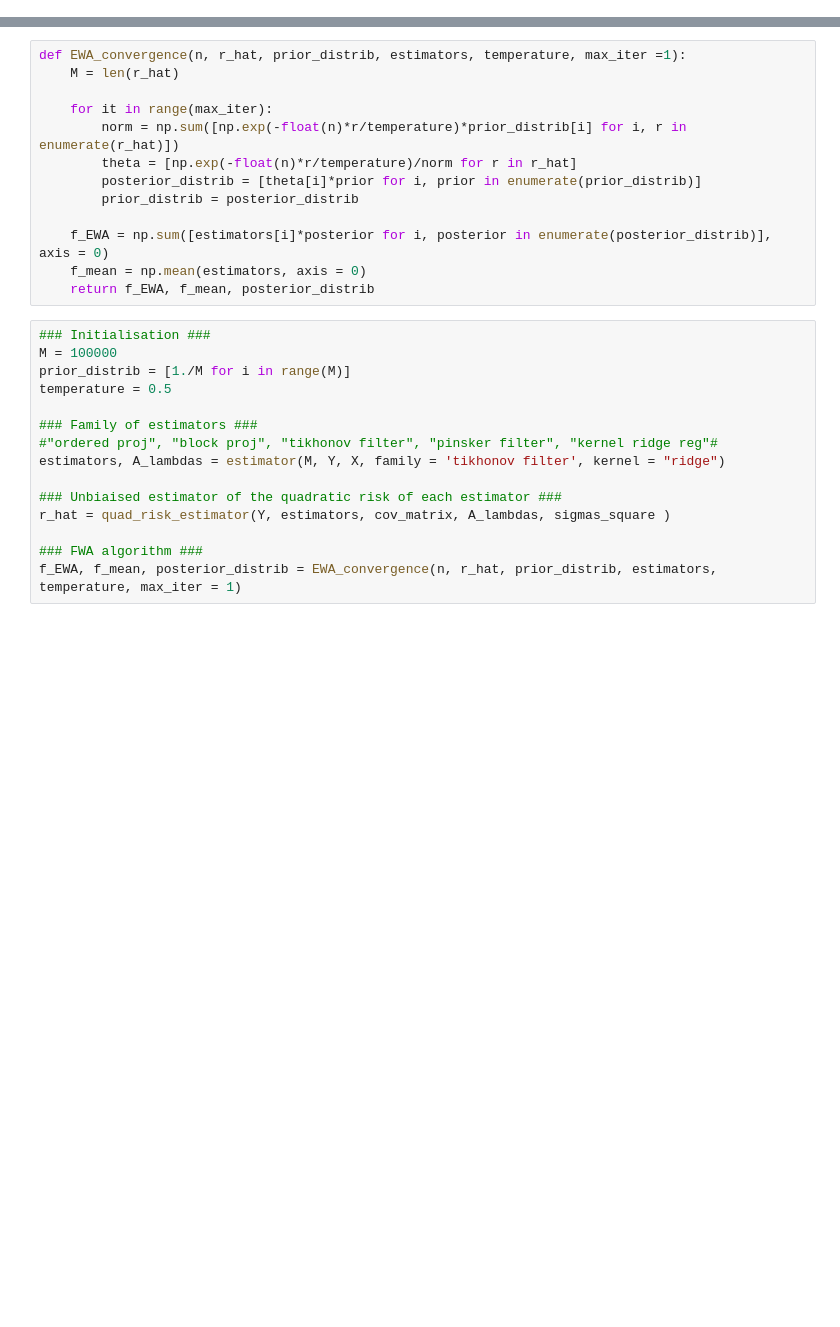
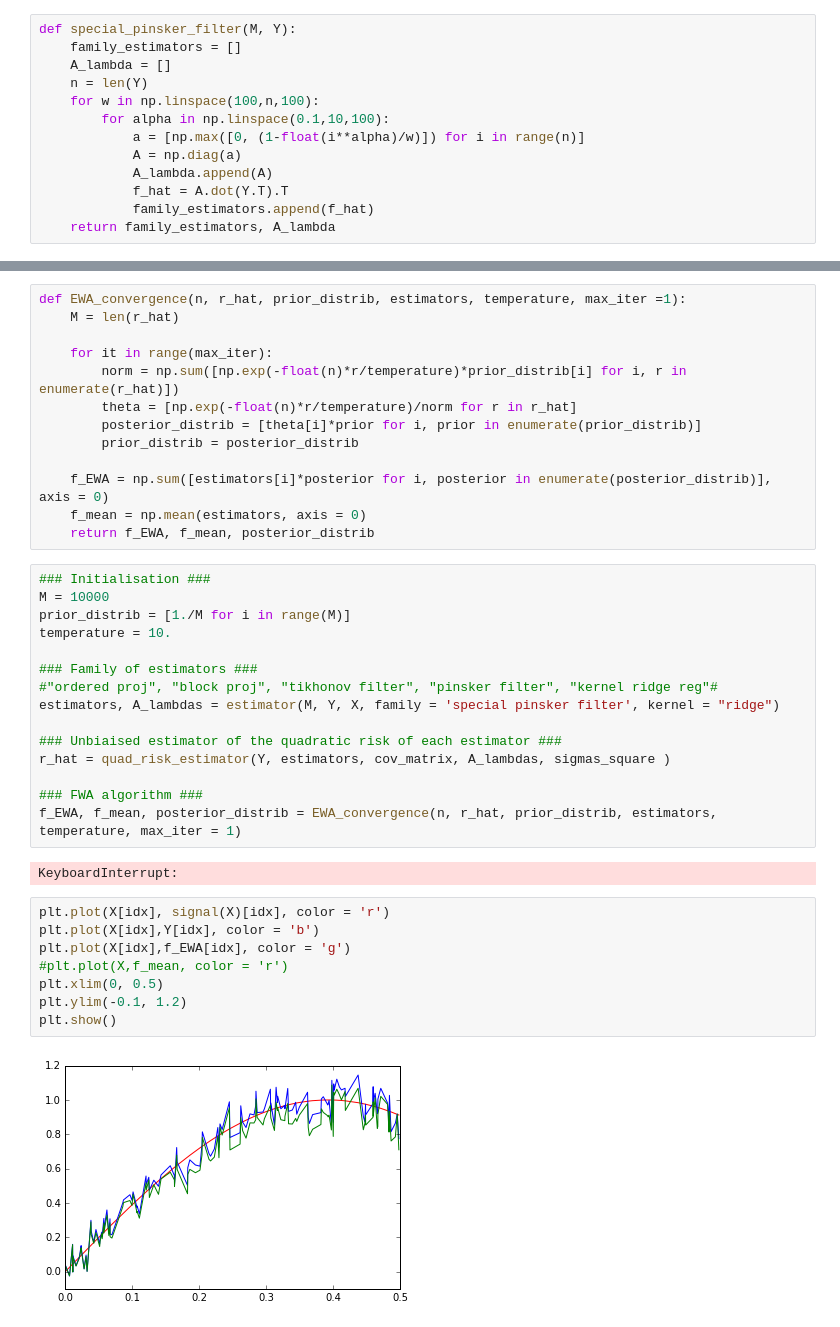
Before and after one commit to Symcies/aggregated_models, a Jupyter notebook: Untitled.ipynb, the cells around one changed output, grey strips where cells are left out. Drawn from its saved outputs; the diff is of its cells as text; blank space fills up the shorter version.

```diff
--- a/Untitled.ipynb
+++ b/Untitled.ipynb
@@ -119,6 +119,19 @@ def pinsker_filter(M, Y):
         f_hat = A.dot(Y.T).T
         family_estimators.append(f_hat)
     return family_estimators, A_lambda
+# %%
+def special_pinsker_filter(M, Y):
+    family_estimators = []
+    A_lambda = []
+    n = len(Y)
+    for w in np.linspace(100,n,100):
+        for alpha in np.linspace(0.1,10,100):
+            a = [np.max([0, (1-float(i**alpha)/w)]) for i in range(n)]
+            A = np.diag(a)
+            A_lambda.append(A)
+            f_hat = A.dot(Y.T).T
+            family_estimators.append(f_hat)
+    return family_estimators, A_lambda
 # %%
 def construct_K(X, kernel = "ridge" ):
     kernel = np.zeros((len(X), len(X)))
@@ -201,16 +216,28 @@ def EWA_convergence(n, r_hat, prior_distrib, estimators, temperature, max_iter =
     return f_EWA, f_mean, posterior_distrib
 # %%
 ### Initialisation ###
-M = 100000
+M = 10000
 prior_distrib = [1./M for i in range(M)]
-temperature = 0.5
+temperature = 10.
 
 ### Family of estimators ###
 #"ordered proj", "block proj", "tikhonov filter", "pinsker filter", "kernel ridge reg"#
-estimators, A_lambdas = estimator(M, Y, X, family = 'tikhonov filter', kernel = "ridge")
+estimators, A_lambdas = estimator(M, Y, X, family = 'special pinsker filter', kernel = "ridge")
 
 ### Unbiaised estimator of the quadratic risk of each estimator ###
 r_hat = quad_risk_estimator(Y, estimators, cov_matrix, A_lambdas, sigmas_square )
 
 ### FWA algorithm ###
 f_EWA, f_mean, posterior_distrib = EWA_convergence(n, r_hat, prior_distrib, estimators, temperature, max_iter = 1)
+# %% [output]
+KeyboardInterrupt:
+# %%
+plt.plot(X[idx], signal(X)[idx], color = 'r')
+plt.plot(X[idx],Y[idx], color = 'b')
+plt.plot(X[idx],f_EWA[idx], color = 'g')
+#plt.plot(X,f_mean, color = 'r')
+plt.xlim(0, 0.5)
+plt.ylim(-0.1, 1.2)
+plt.show()
+# %% [output]
+[figure, added]
```
Also changed, not shown: parts of 19 cells of this notebook.
